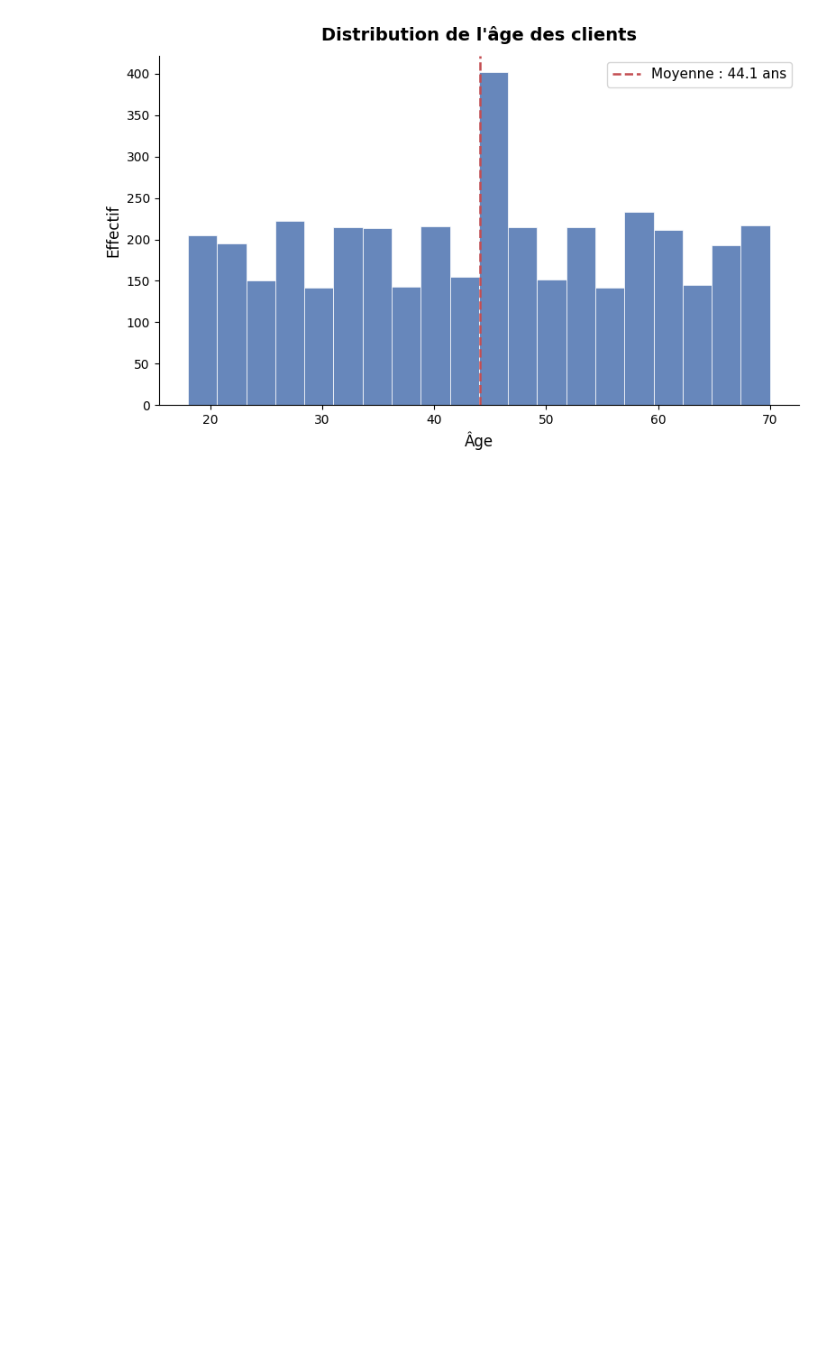
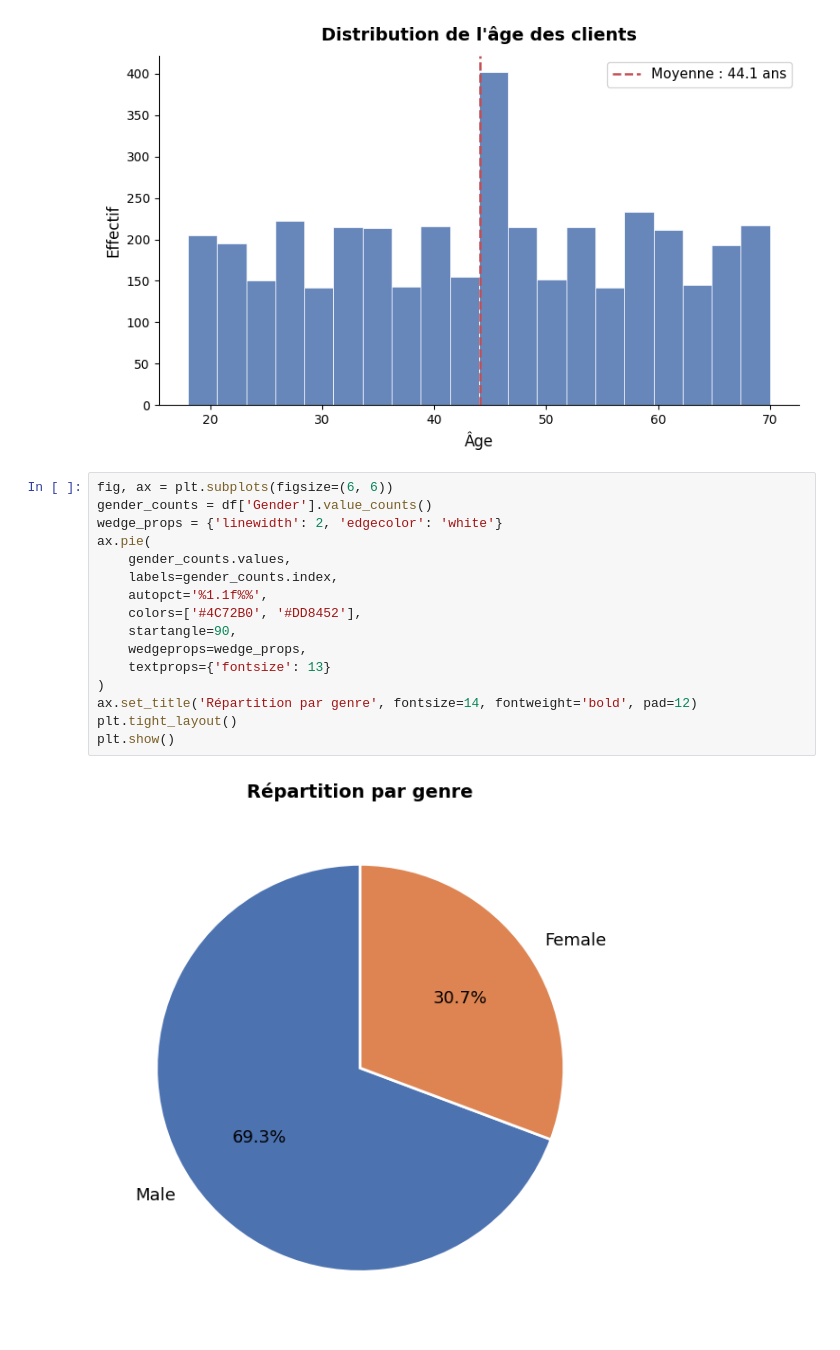
Before and after one commit to HediHachicha/Projet-DS, a Jupyter notebook: projet.ipynb, the cells around one changed output. Cells and saved outputs as stored; diff of their text form; blank space fills up the shorter version.

Commit message:
made circle graph of "Répartition par genre"

```diff
--- a/projet.ipynb
+++ b/projet.ipynb
@@ -190,3 +190,21 @@ plt.tight_layout()
 plt.show()
 # %% [output]
 [figure]
+# %%
+fig, ax = plt.subplots(figsize=(6, 6))
+gender_counts = df['Gender'].value_counts()
+wedge_props = {'linewidth': 2, 'edgecolor': 'white'}
+ax.pie(
+    gender_counts.values,
+    labels=gender_counts.index,
+    autopct='%1.1f%%',
+    colors=['#4C72B0', '#DD8452'],
+    startangle=90,
+    wedgeprops=wedge_props,
+    textprops={'fontsize': 13}
+)
+ax.set_title('Répartition par genre', fontsize=14, fontweight='bold', pad=12)
+plt.tight_layout()
+plt.show()
+# %% [output]
+[figure, added]
```
